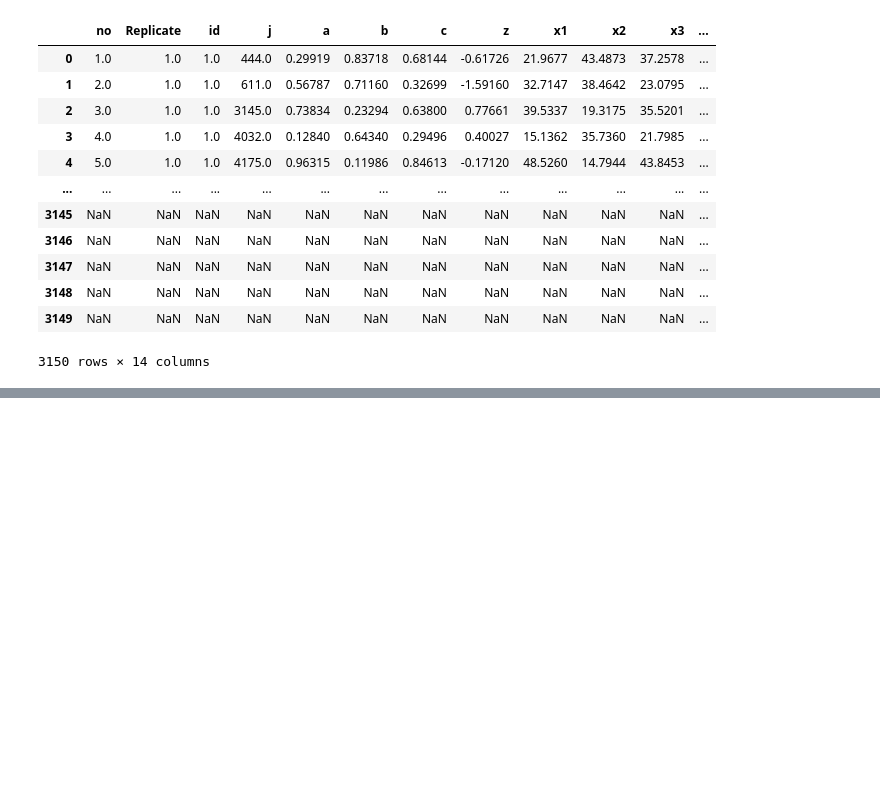
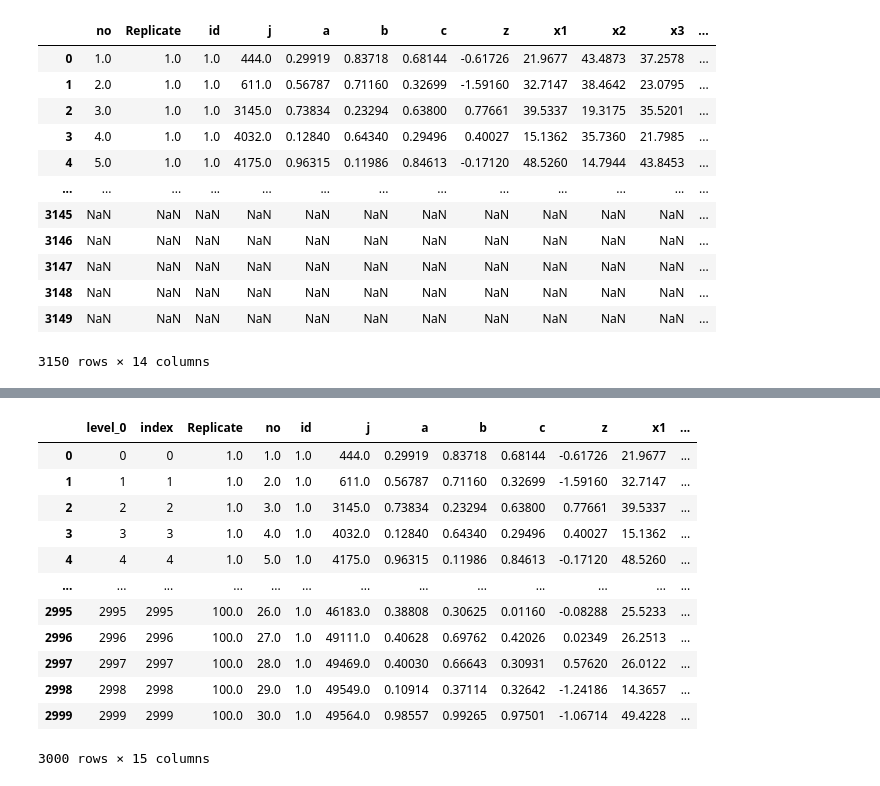
Before and after one commit to iam-fern/Research, a Jupyter notebook: GQ_tese1.ipynb, the cells around one changed output, grey strips where cells are left out. Cells and saved outputs as stored; diff of their text form; code cells hidden in the pictures; blank space fills up the shorter version.

```diff
--- a/GQ_tese1.ipynb
+++ b/GQ_tese1.ipynb
@@ -73,0 +96,17 @@ df.dropna()
+# %%
+table.reset_index(inplace=True)
+table
+# %% [output]
+|  | level_0 | index | Replicate | no | id | j | a | b | c | z | x1 | ... |
+| 0 | 0 | 0 | 1.0 | 1.0 | 1.0 | 444.0 | 0.29919 | 0.83718 | 0.68144 | -0.61726 | 21.9677 | ... |
+| 1 | 1 | 1 | 1.0 | 2.0 | 1.0 | 611.0 | 0.56787 | 0.71160 | 0.32699 | -1.59160 | 32.7147 | ... |
+| 2 | 2 | 2 | 1.0 | 3.0 | 1.0 | 3145.0 | 0.73834 | 0.23294 | 0.63800 | 0.77661 | 39.5337 | ... |
+| 3 | 3 | 3 | 1.0 | 4.0 | 1.0 | 4032.0 | 0.12840 | 0.64340 | 0.29496 | 0.40027 | 15.1362 | ... |
+| 4 | 4 | 4 | 1.0 | 5.0 | 1.0 | 4175.0 | 0.96315 | 0.11986 | 0.84613 | -0.17120 | 48.5260 | ... |
+| ... | ... | ... | ... | ... | ... | ... | ... | ... | ... | ... | ... | ... |
+| 2995 | 2995 | 2995 | 100.0 | 26.0 | 1.0 | 46183.0 | 0.38808 | 0.30625 | 0.01160 | -0.08288 | 25.5233 | ... |
+| 2996 | 2996 | 2996 | 100.0 | 27.0 | 1.0 | 49111.0 | 0.40628 | 0.69762 | 0.42026 | 0.02349 | 26.2513 | ... |
+| 2997 | 2997 | 2997 | 100.0 | 28.0 | 1.0 | 49469.0 | 0.40030 | 0.66643 | 0.30931 | 0.57620 | 26.0122 | ... |
+| 2998 | 2998 | 2998 | 100.0 | 29.0 | 1.0 | 49549.0 | 0.10914 | 0.37114 | 0.32642 | -1.24186 | 14.3657 | ... |
+| 2999 | 2999 | 2999 | 100.0 | 30.0 | 1.0 | 49564.0 | 0.98557 | 0.99265 | 0.97501 | -1.06714 | 49.4228 | ... |
+3000 rows × 15 columns
```
Also changed, not shown: parts of 4 cells of this notebook.
